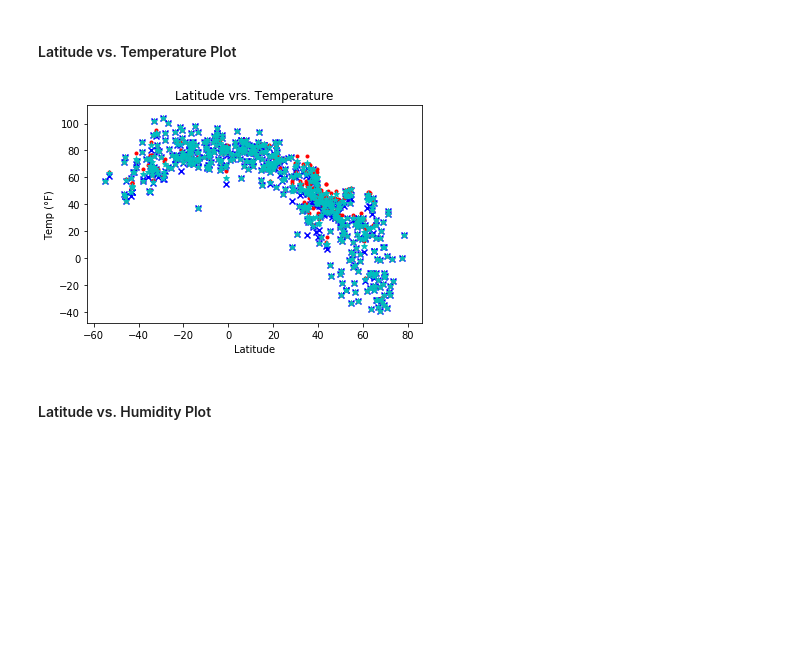
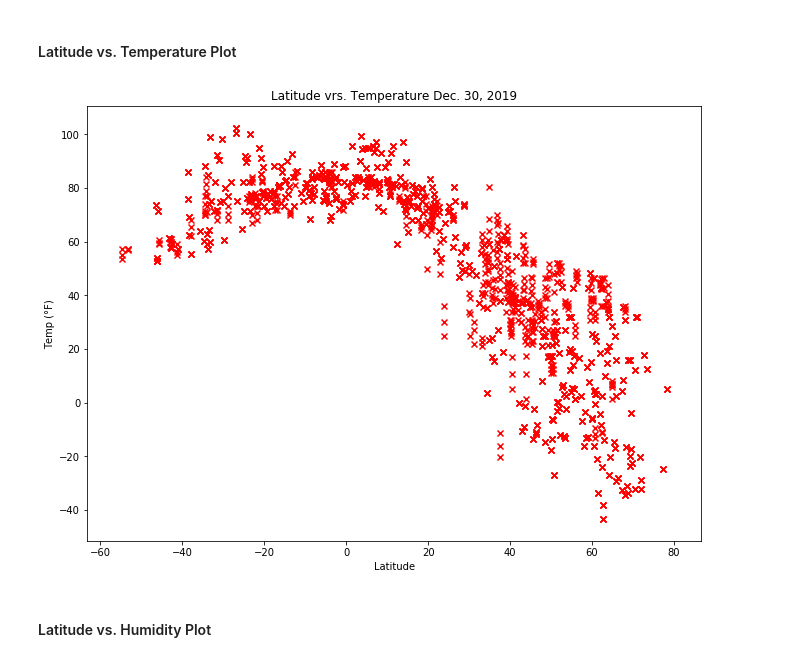
Before and after one commit to scottcm73/Python_getting_data_from_API, a Jupyter notebook: WeatherPy/WeatherPy.ipynb, the cells around one changed output. Drawn from its saved outputs; the diff is of its cells as text; code cells hidden in the pictures; blank space fills up the shorter version.

Commit message:
Added date to title and increased plot size

```diff
--- a/WeatherPy/WeatherPy.ipynb
+++ b/WeatherPy/WeatherPy.ipynb
@@ -138,34 +139,55 @@ city_weather_csv_df
 # %% [markdown]
 #### Latitude vs. Temperature Plot
 # %%
+from pylab import rcParams
 
-lat_vrs_temp_df1=city_weather_csv_df[['lat', 'temp', 'temp_min', 'temp_max']]
+lat_vrs_temp_df1=city_weather_csv_df[['lat', 'temp', 'temp_min', 'temp_max', 'this_date']]
 
 #I used function k_to_f to turn Kelvin temperature to Farenheit temperature for each of the temperature columns.
 
 lat_vrs_temp_df = lat_vrs_temp_df1.apply(lambda x: 9/5*x-459.67 if (x.name == 'temp_min') |
                               (x.name == 'temp') |
                               (x.name == 'temp_max')
                               else x)
 
 x = lat_vrs_temp_df['lat']
 
 y1 = lat_vrs_temp_df['temp_min']
 
 y2 = lat_vrs_temp_df['temp']
 
 y3 = lat_vrs_temp_df['temp_max']
 
-plt.scatter(x, y1, color = 'b', marker = 'x' )
-plt.scatter(x, y3, color = 'r', marker = '.')
-plt.scatter(x, y2, color = 'c', marker = '*' )
-plt.title("Latitude vrs. Temperature")
+
+
+
+lat_vrs_temp_df['this_date'] = pd.to_datetime(lat_vrs_temp_df['this_date'])
+
+the_date = lat_vrs_temp_df['this_date'].dt.strftime("%b. %d, %Y").unique()
+
+#Referring to the first item in a list ensures that the date is not in brackets.
+the_date2 = the_date[0]
+
+
+
+
+
+
+
+
+the_title="Latitude vrs. Temperature " + the_date2
+plt.scatter(x, y1, color = 'r', marker = 'x' )
+plt.scatter(x, y3, color = 'r', marker = 'x')
+plt.scatter(x, y2, color = 'r', marker = 'x' )
+plt.title(the_title)
 plt.xlabel("Latitude")
 #The code below adds the degrees Fahrenheit symbol
 plt.ylabel(u'Temp (\u00B0F)')
+fig = plt.gcf()
+fig.set_size_inches(11,8)
 plt.show()
 # %% [output]
-[figure, old version]
+[figure, new version]
 # %% [markdown]
 #### Latitude vs. Humidity Plot
 # %%
```
Also changed, not shown: parts of 8 cells of this notebook, 1 other file.
